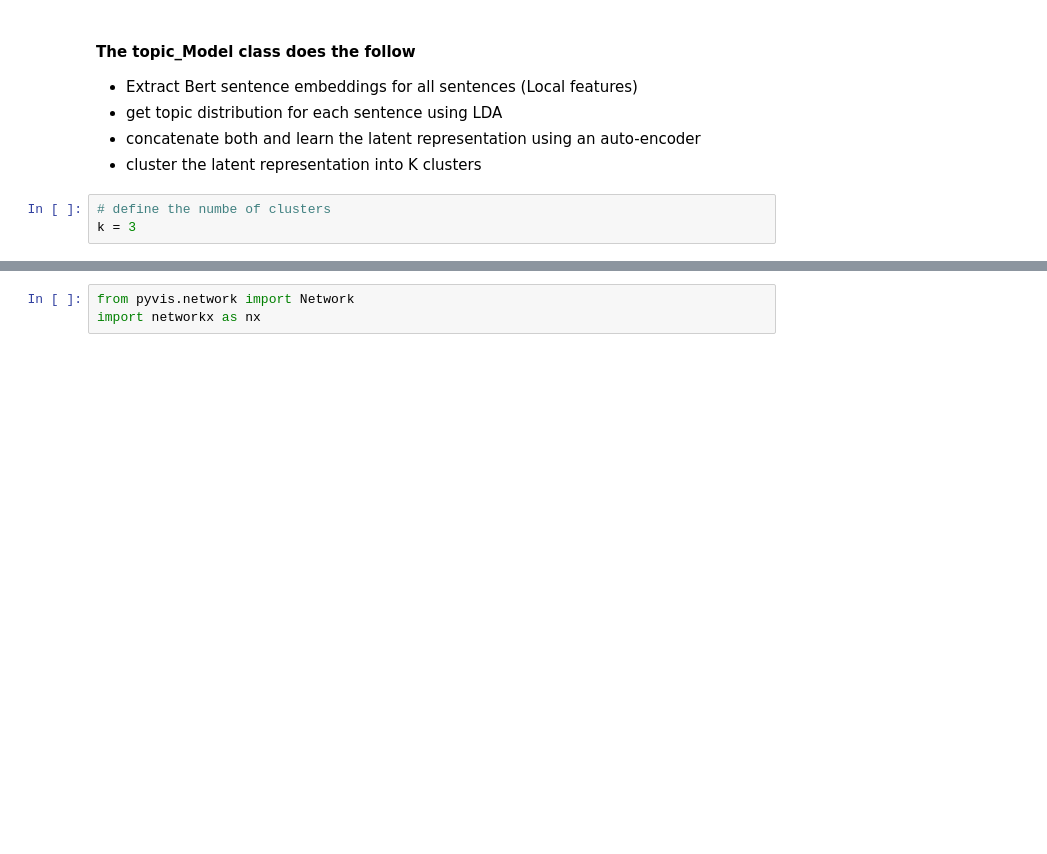
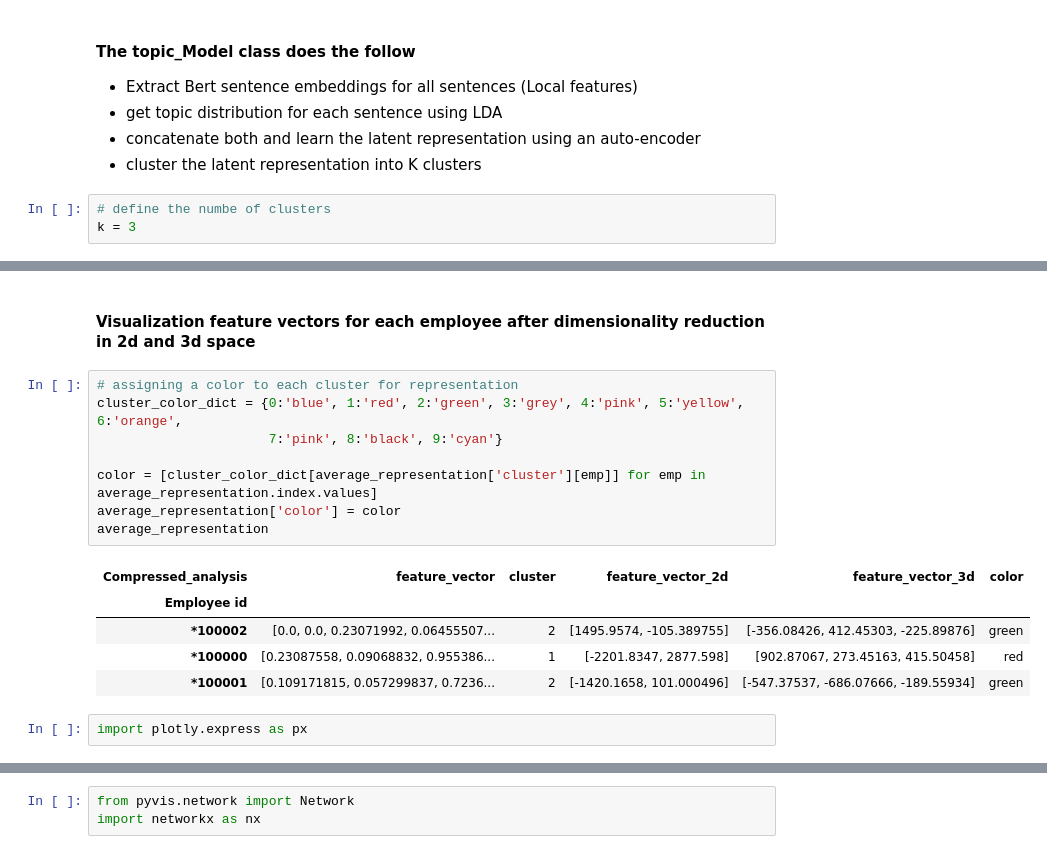
Before and after one commit to agemagician/topic-modeling-job, a Jupyter notebook: topic-modeling-playground-colab.ipynb, the cells around one changed output, grey strips where cells are left out. Cells and saved outputs as stored; diff of their text form; blank space fills up the shorter version.

```diff
--- a/topic-modeling-playground-colab.ipynb
+++ b/topic-modeling-playground-colab.ipynb
@@ -180,0 +194,18 @@ Employee id
+# %% [markdown]
+#### Visualization feature vectors for each employee after dimensionality reduction in 2d and 3d space
+# %%
+# assigning a color to each cluster for representation
+cluster_color_dict = {0:'blue', 1:'red', 2:'green', 3:'grey', 4:'pink', 5:'yellow', 6:'orange',
+                      7:'pink', 8:'black', 9:'cyan'}
+
+color = [cluster_color_dict[average_representation['cluster'][emp]] for emp in average_representation.index.values]
+average_representation['color'] = color
+average_representation
+# %% [output]
+| Compressed_analysis | feature_vector | cluster | feature_vector_2d | feature_vector_3d | color |
+| Employee id |  |  |  |  |  |
+| *100002 | [0.0, 0.0, 0.23071992, 0.06455507... | 2 | [1495.9574, -105.389755] | [-356.08426, 412.45303, -225.89876] | green |
+| *100000 | [0.23087558, 0.09068832, 0.955386... | 1 | [-2201.8347, 2877.598] | [902.87067, 273.45163, 415.50458] | red |
+| *100001 | [0.109171815, 0.057299837, 0.7236... | 2 | [-1420.1658, 101.000496] | [-547.37537, -686.07666, -189.55934] | green |
+# %%
+import plotly.express as px
```
Also changed, not shown: parts of 40 cells of this notebook, 1 other file.
